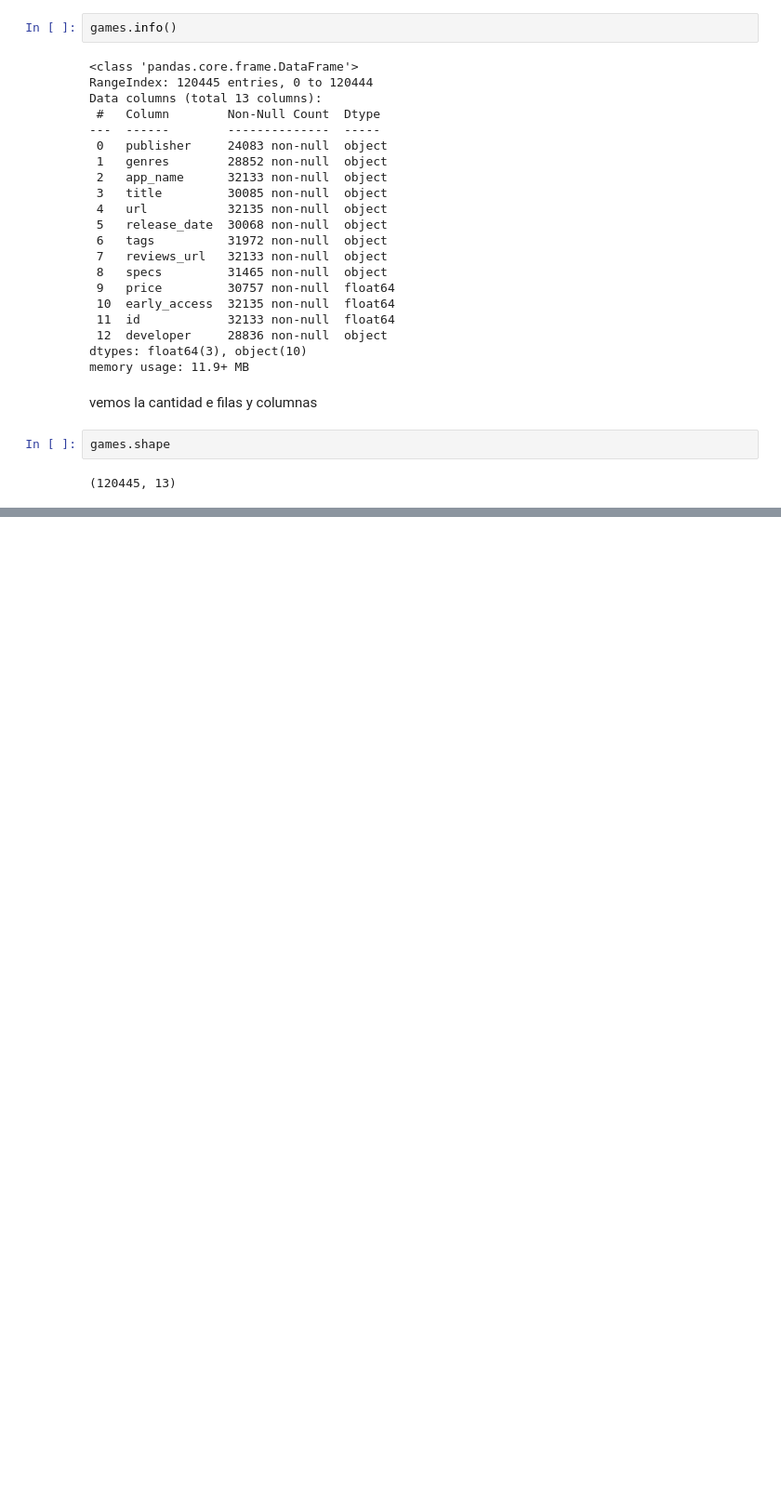
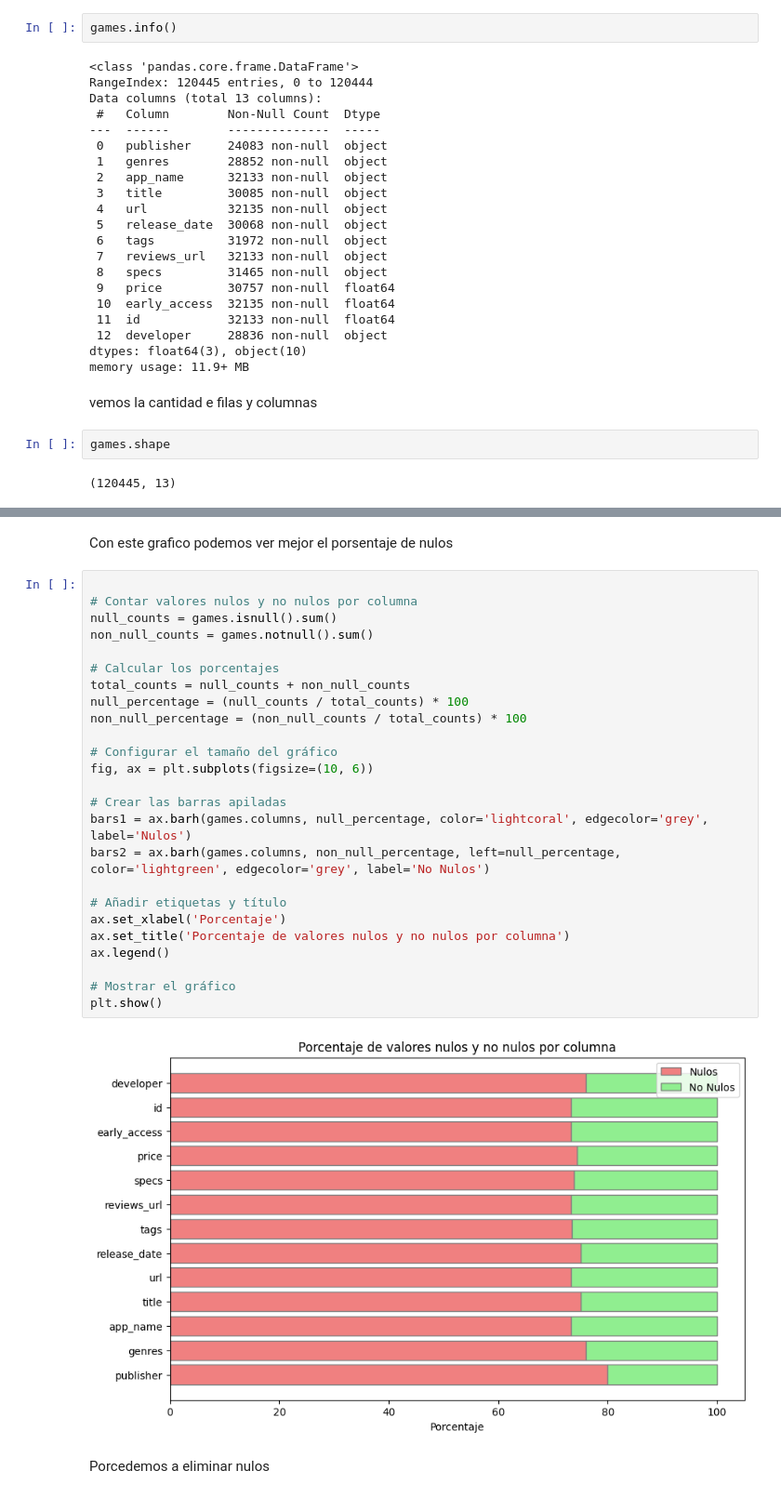
Before and after one commit to bkmay1417/Machine-Learning-Operations-MLOps-, a Jupyter notebook: EDA.ipynb, the cells around one changed output, grey strips where cells are left out. Shown: that part at 93% size. Drawn from its saved outputs; the diff is of its cells as text; blank space fills up the shorter version.

```diff
--- a/EDA.ipynb
+++ b/EDA.ipynb
@@ -210,3 +231,34 @@ games.shape
+# %% [markdown]
+Con este grafico podemos ver mejor el porsentaje de nulos
+# %%
+
+# Contar valores nulos y no nulos por columna
+null_counts = games.isnull().sum()
+non_null_counts = games.notnull().sum()
+
+# Calcular los porcentajes
+total_counts = null_counts + non_null_counts
+null_percentage = (null_counts / total_counts) * 100
+non_null_percentage = (non_null_counts / total_counts) * 100
+
+# Configurar el tamaño del gráfico
+fig, ax = plt.subplots(figsize=(10, 6))
+
+# Crear las barras apiladas
+bars1 = ax.barh(games.columns, null_percentage, color='lightcoral', edgecolor='grey', label='Nulos')
+bars2 = ax.barh(games.columns, non_null_percentage, left=null_percentage, color='lightgreen', edgecolor='grey', label='No Nulos')
+
+# Añadir etiquetas y título
+ax.set_xlabel('Porcentaje')
+ax.set_title('Porcentaje de valores nulos y no nulos por columna')
+ax.legend()
+
+# Mostrar el gráfico
+plt.show()
+# %% [output]
+[figure, added]
+# %% [markdown]
+Porcedemos a eliminar nulos
 # %%
 games = games.dropna(how='all')
 print(games.isnull().sum())
```
Also changed, not shown: parts of 56 cells of this notebook, 4 other files.
